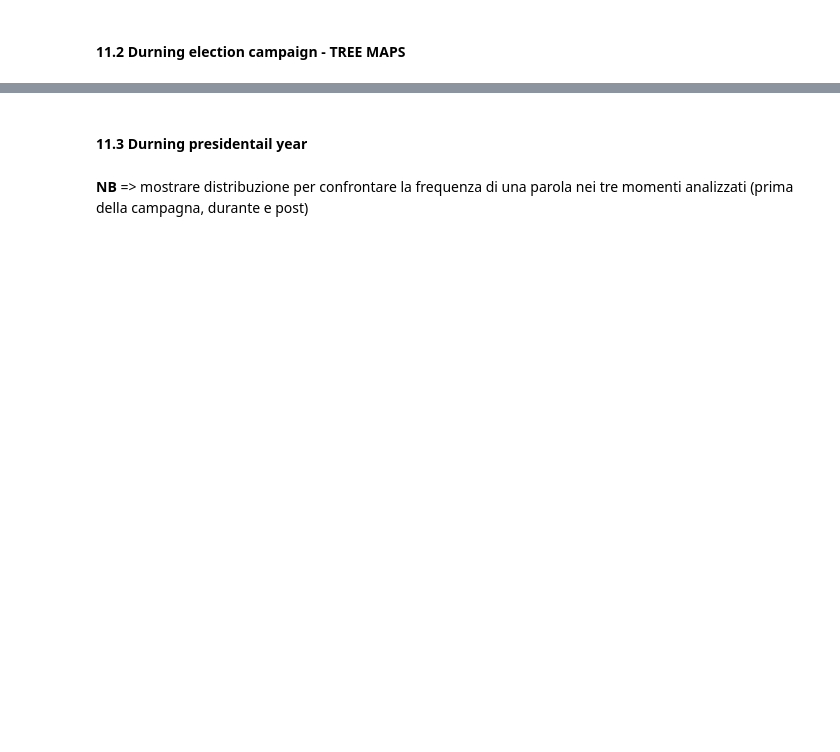
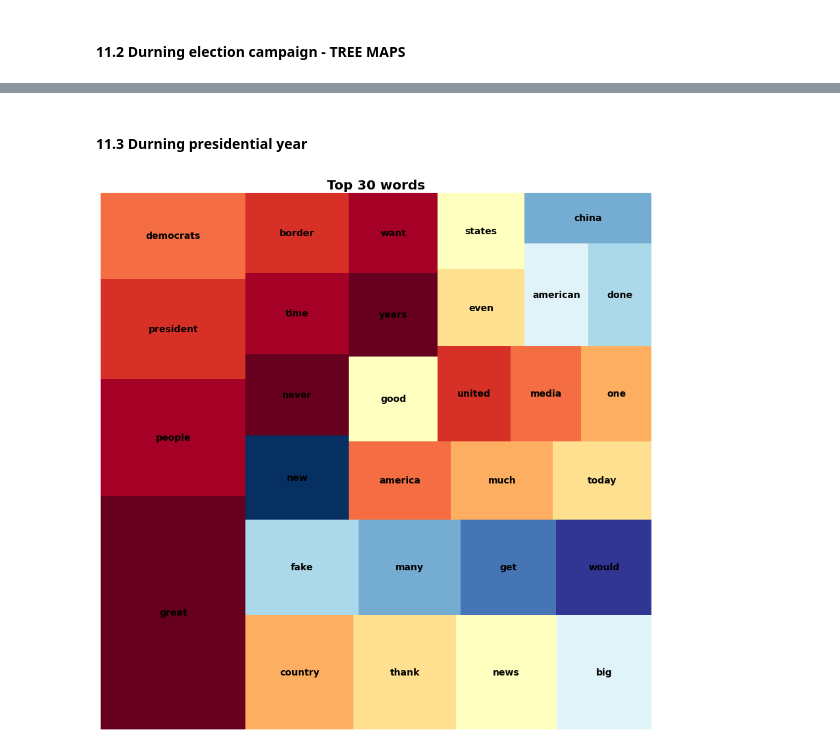
Before and after one commit to cinqusara/progetto_visualizzazione_scientifica_2022, a Jupyter notebook: trump-tweet-analysis.ipynb, the cells around one changed output, grey strips where cells are left out. Saved outputs shown, nothing was run; the diff lists cells and outputs as text; code cells hidden in the pictures; blank space fills up the shorter version.

```diff
--- a/trump-tweet-analysis.ipynb
+++ b/trump-tweet-analysis.ipynb
@@ -512,26 +632,22 @@ plt.show()
 # %% [markdown]
-#### 11.3 Durning presidentail year
+#### 11.3 Durning presidential year
 # %%
 president_year=df[((df['year']>=2017) &(df['month']>1))]
 
-from sklearn.feature_extraction.text import CountVectorizer
 vec = CountVectorizer().fit(president_year['content'])
 bag_of_words = vec.transform(president_year['content'])
 sum_words = bag_of_words.sum(axis=0)
-words_freq = [(word, sum_words[0, idx]) for word, idx in     vec.vocabulary_.items()]
-words_freq =sorted(words_freq, key = lambda x: x[1], reverse=True)
-import squarify
+words_freq = [(word, sum_words[0, idx]) for word, idx in vec.vocabulary_.items()]
+words_freq_president_year =sorted(words_freq, key = lambda x: x[1], reverse=True)
 
-y =dict(words_freq[:30])
-
-colorblind = ['#a50026', '#d73027', '#f46d43', '#fdae61', '#fee090', '#e0f3f8', '#abd9e9', '#74add1', '#4575b4', '#313695']
+y =dict(words_freq_president_year[:30])
 
 fig = plt.figure(figsize=(15, 15))
 squarify.plot(
     sizes = y.values(), label = y.keys(), color=sns.color_palette(colorblind, n_colors=20),
              linewidth=4, text_kwargs={'fontsize':14, 'fontweight' : 'bold'})
 plt.title('Top 30 words', position=(0.5, 1.0+0.03), fontsize = 20, fontweight='bold')
 plt.axis('off')
 plt.show()
+# %% [output]
+[figure, added]
-# %% [markdown]
-**NB** => mostrare distribuzione per confrontare la frequenza di una parola nei tre momenti analizzati (prima della campagna, durante e post)
```
Also changed, not shown: parts of 27 cells of this notebook.
